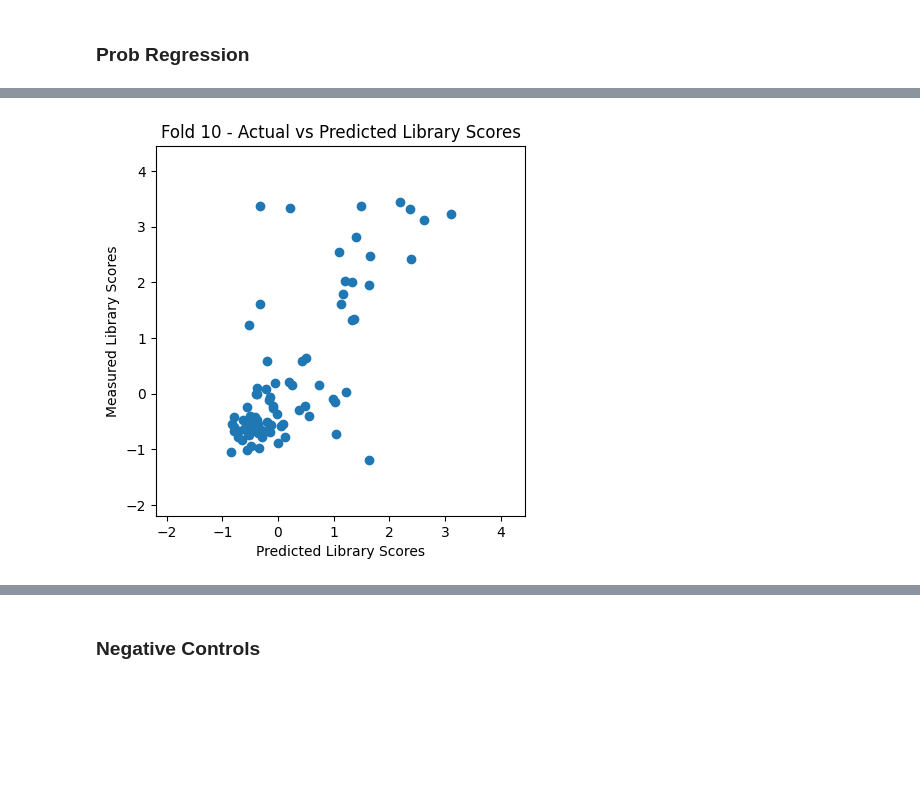
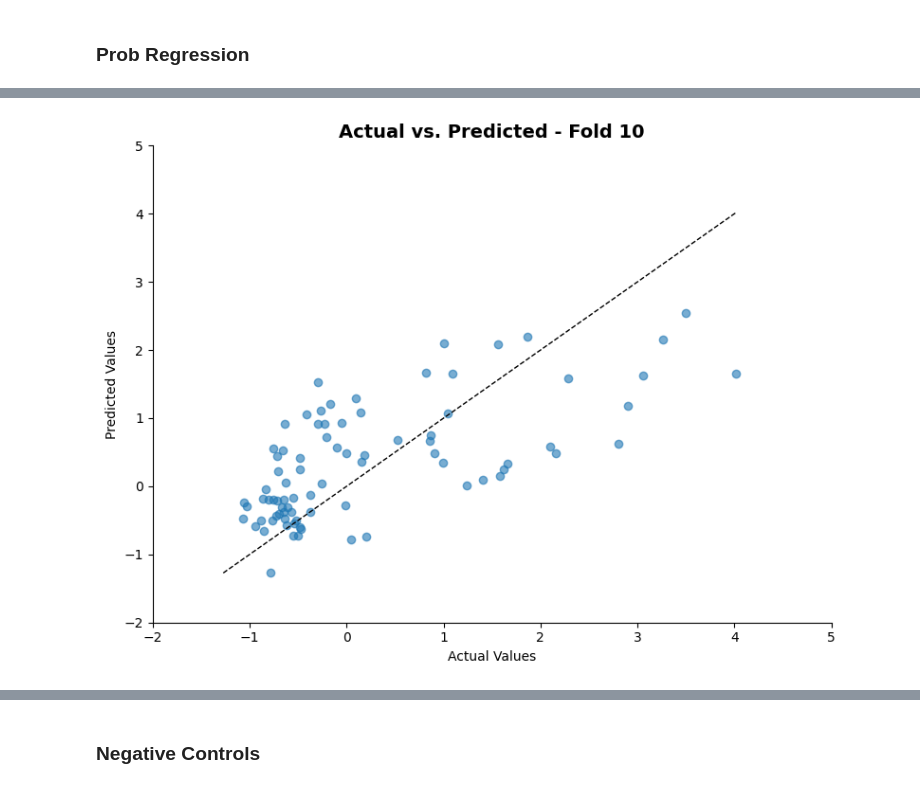
Before and after one commit to skadaba1/PIPO, a Jupyter notebook: notebooks/tm_design_v0_2.ipynb, the cells around one changed output, grey strips where cells are left out. Drawn from its saved outputs; the diff is of its cells as text; code cells hidden in the pictures; blank space fills up the shorter version.

```diff
--- a/notebooks/tm_design_v0_2.ipynb
+++ b/notebooks/tm_design_v0_2.ipynb
@@ -888,9 +1198,10 @@ EsmForMaskedLM(
 )
 # %%
 #0.418, 1627
+
 wandb.login()
-wandb.init()
+wandb.init(reinit=True)
 
-train(model, ref_model, optimizer, scheduler, train_dataloader, val_dataloader, gradient_accumulation_steps=gradient_accumulation_steps, epochs=epochs, beta=beta, reg_weight=reg_weight, preference_weight=preference_weight, print_interval=print_interval)
+train(model, ref_model, mnn, optimizer, scheduler, train_dataloader, val_dataloader, gradient_accumulation_steps=gradient_accumulation_steps, epochs=epochs, beta=beta, reg_weight=reg_weight, preference_weight=preference_weight, print_interval=print_interval)
 # %% [output]
 wandb: WARNING Calling wandb.login() after wandb.init() has no effect.
@@ -1111,4 +2644,6 @@ KeyboardInterrupt:
 # %%
+from transformers import AutoModelForSequenceClassification, AutoTokenizer
+import torch
 sequences = [
       'MATKAAKAVNLFLGKVVTLAA', # Alpha A-1 Antitrypsin (E.coli)
       'MALWMRLLPLLALLALWGPDPAAA', # Insulin (Human)
@@ -1119,9 +2654,10 @@ sequences = [
       'ALATGACIVGILCLPLILLLV', # Moderately Good
       'VASSACLSLWTPVFWVLVLAF', # Best
   ]
-max_length = 40
+max_length = 50
 out = get_sequence_probs(sequences, model, tokenizer, max_length, device)
-array = out.cpu().numpy()
+#get_sequence_probs(sequences, model, tokenizer, max_length, device)
+#get_sequence_scores(sequences, model, tokenizer, max_length, device).tolist()
 np.set_printoptions(suppress=True)
-print(array)
+print(out)
 # %% [output]
@@ -1131,7 +2667,9 @@ print(array)
 df = pd.read_csv("/content/tm_library_test_jhp.csv")
 #df = df[df['avg_induction_score'] >= 3.055293866]
 seqs = df['aa_seq'].to_list()
-scores = df['avg_induction_score'].to_list()
-probs = get_sequence_probs(seqs, model, tokenizer, max_length, device).tolist()
+scores = np.array(df['avg_induction_score'].to_list())
+probs = np.array(get_sequence_probs(seqs, model, tokenizer, max_length, device).tolist())
+# get_sequence_scores(seqs, model, tokenizer, max_length, device).tolist()
+# get_sequence_probs(seqs, model, tokenizer, max_length, device).tolist()
 # %%
 import matplotlib.pyplot as plt
@@ -1222,9 +2686,10 @@ import matplotlib.pyplot as plt
 from sklearn.model_selection import KFold
 from sklearn.metrics import mean_squared_error, r2_score
 from scipy.optimize import curve_fit
-
+import os
+save = True
 # Sample data
-probs = np.array(probs) # probs
+probs = probs # probs
 logscores = np.log(scores)    # logscores
 
 # Define the linear regression model
@@ -1244,6 +2709,13 @@ kf = KFold(n_splits=n_splits, shuffle=True)
 rmse_list = []
 rrmse_list = []
 r2_list = []
+
+# Directory to save CSV files
+save_path = '/content/drive/MyDrive/SMPO/Figures/Appendices'  # <-- replace with your actual path
+os.makedirs(save_path, exist_ok=True)
+
+# Create list to store all fold DataFrames
+fold_dataframes = []
 
 # Perform K-Fold Cross Validation
 for fold, (train_index, test_index) in enumerate(kf.split(probs), start=1):
@@ -1265,48 +2737,64 @@ for fold, (train_index, test_index) in enumerate(kf.split(probs), start=1):
     r2 = r2_score(logscores_test, predicted_logscores)
     r2_list.append(r2)
 
+    # Store results in DataFrame for this fold
+    fold_df = pd.DataFrame({
+        'fold': fold,
+        'predicted_log_score': probs_test,
+        'actual_log_score': logscores_test,
+        'fitted_predicted_log_score': predicted_logscores
+    })
+    fold_dataframes.append(fold_df)
+
     # Plot results for the last fold
     if fold == n_splits:
-        plt.scatter(predicted_logscores, logscores_test)
-        #plt.scatter(probs_test, predicted_logscores, label='Predicted Logscores', color='red')
-        plt.xlabel('Predicted Library Scores')
-        plt.ylabel('Measured Library Scores')
-        #plt.legend()
+        plt.figure(figsize=(8, 6))
+        plt.scatter(logscores_test, predicted_logscores, alpha=0.6)
 
-        min_value = min(min(predicted_logscores), min(logscores_test)) - 1
-        max_value = max(max(predicted_logscores), max(logscores_test)) + 1
+        # Plot identity line
+        min_val = min(min(logscores_test), min(predicted_logscores))
+        max_val = max(max(logscores_test), max(predicted_logscores))
+        plt.plot([min_val, max_val], [min_val, max_val], 'k--', linewidth=1)
 
-        #Set the range for both x and y axes to be the same
-        plt.xlim(min_value, max_value)
-        plt.ylim(min_value, max_value)
+        plt.xlabel('Actual Values')
+        plt.ylabel('Predicted Values')
 
-        # Set identical ticks on both axes
-        ticks = np.arange(int(min_value), int(max_value) + 1, 1)  # Adjust the increment (here 1) as needed
-        plt.xticks(ticks)
-        plt.yticks(ticks)
+        min_val = math.floor(min_val / 1) * 1
+        max_val = math.ceil(max_val / 1) * 1
 
-        # Set aspect ratio to be equal
-        plt.gca().set_aspect('equal', adjustable='box')
+        plt.xlim(min_val, max_val)
+        plt.ylim(min_val, max_val)
 
-        plt.title(f'Fold {fold} - Actual vs Predicted Library Scores')
+        plt.title(f'Actual vs. Predicted - Fold {fold}', fontsize=14, fontweight='bold')
+
+        ax = plt.gca()
+        ax.spines['top'].set_visible(False)
+        ax.spines['right'].set_visible(False)
+        plt.tight_layout()
         plt.show()
+
+if(save):
+  # Optionally, save all folds combined into one CSV
+  all_folds_df = pd.concat(fold_dataframes, ignore_index=True)
+  all_folds_df.to_csv(os.path.join(save_path, 'SMPO_40out100_line_plot.csv'), index=False)
 
 print("\n")
 # Print RMSE for the last fold
 print(f'RMSE for Fold {n_splits}: {rmse_list[n_splits-1]}')
 print(f'RRMSE for Fold {n_splits}: {rrmse_list[n_splits-1]}')
 print(f'R^2 for Fold {n_splits}: {r2_list[n_splits-1]}')
 print("\n")
 print(f'Average RMSE for all K: {np.average(rmse_list)}')
 print(f'Average RRMSE for all K: {np.average(rrmse_list)}')
 print(f'Average R^2 for all K: {np.average(r2_list)}')
 print("\n")
 
 # Plot RMSE for all folds
+
 plt.plot(range(1, n_splits + 1), r2_list, marker='o')
 plt.xlabel('Fold')
 plt.ylabel('RMSE')
 plt.title('RMSE for Each Fold')
 plt.show()
 # %% [output]
-[figure, old version]
+[figure, new version]
```
Also changed, not shown: parts of 69 cells of this notebook, 20 other files.
